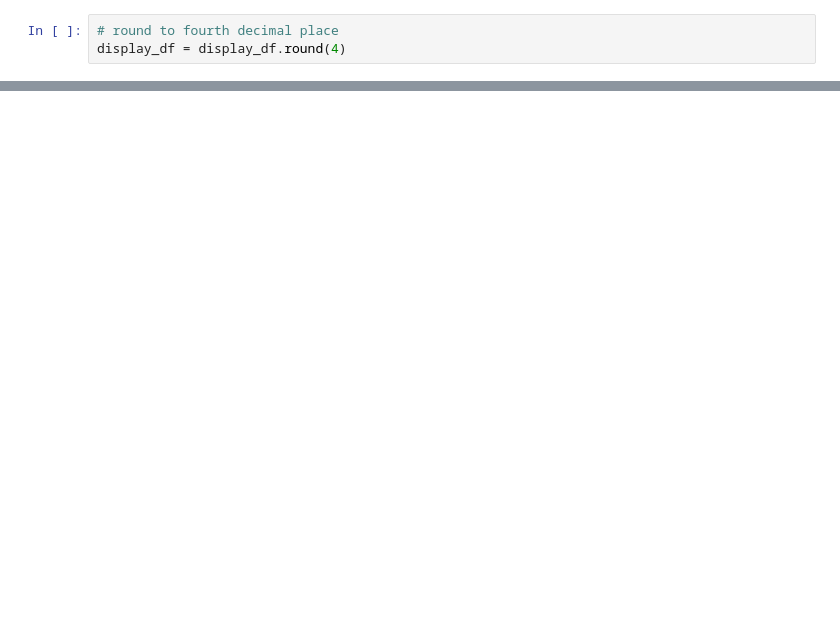
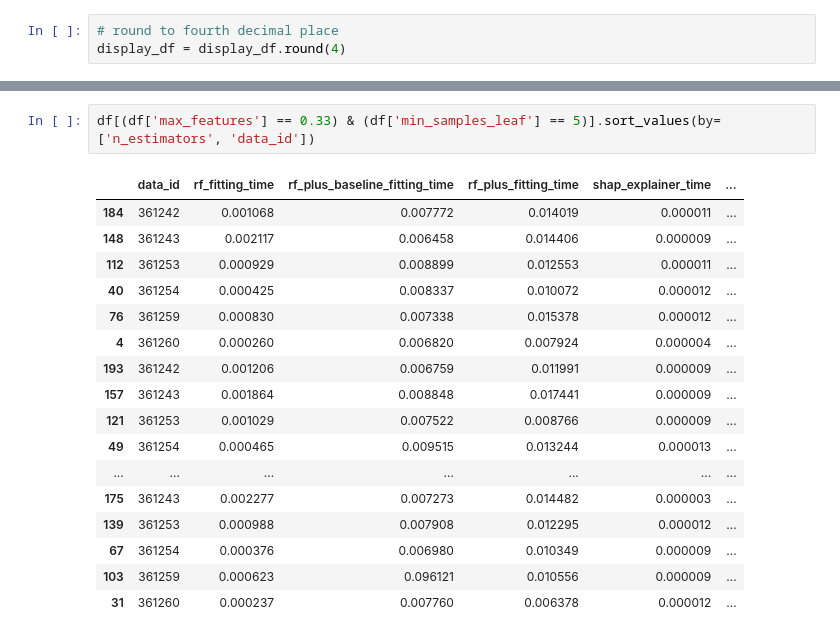
Before and after one commit to Yu-Group/imodels-experiments, a Jupyter notebook: feature_importance/runtime/runtime.ipynb, the cells around one changed output, grey strips where cells are left out. Saved outputs shown, nothing was run; the diff lists cells and outputs as text; blank space fills up the shorter version.

```diff
--- a/feature_importance/runtime/runtime.ipynb
+++ b/feature_importance/runtime/runtime.ipynb
@@ -76,0 +118,20 @@ print(markdown_df)
+# %%
+df[(df['max_features'] == 0.33) & (df['min_samples_leaf'] == 5)].sort_values(by=['n_estimators', 'data_id'])
+# %% [output]
+|  | data_id | rf_fitting_time | rf_plus_baseline_fitting_time | rf_plus_fitting_time | shap_explainer_time | ... |
+| 184 | 361242 | 0.001068 | 0.007772 | 0.014019 | 0.000011 | ... |
+| 148 | 361243 | 0.002117 | 0.006458 | 0.014406 | 0.000009 | ... |
+| 112 | 361253 | 0.000929 | 0.008899 | 0.012553 | 0.000011 | ... |
+| 40 | 361254 | 0.000425 | 0.008337 | 0.010072 | 0.000012 | ... |
+| 76 | 361259 | 0.000830 | 0.007338 | 0.015378 | 0.000012 | ... |
+| 4 | 361260 | 0.000260 | 0.006820 | 0.007924 | 0.000004 | ... |
+| 193 | 361242 | 0.001206 | 0.006759 | 0.011991 | 0.000009 | ... |
+| 157 | 361243 | 0.001864 | 0.008848 | 0.017441 | 0.000009 | ... |
+| 121 | 361253 | 0.001029 | 0.007522 | 0.008766 | 0.000009 | ... |
+| 49 | 361254 | 0.000465 | 0.009515 | 0.013244 | 0.000013 | ... |
+| ... | ... | ... | ... | ... | ... | ... |
+| 175 | 361243 | 0.002277 | 0.007273 | 0.014482 | 0.000003 | ... |
+| 139 | 361253 | 0.000988 | 0.007908 | 0.012295 | 0.000012 | ... |
+| 67 | 361254 | 0.000376 | 0.006980 | 0.010349 | 0.000009 | ... |
+| 103 | 361259 | 0.000623 | 0.096121 | 0.010556 | 0.000009 | ... |
+| 31 | 361260 | 0.000237 | 0.007760 | 0.006378 | 0.000012 | ... |
```
Also changed, not shown: parts of 7 cells of this notebook, 2 other files.
